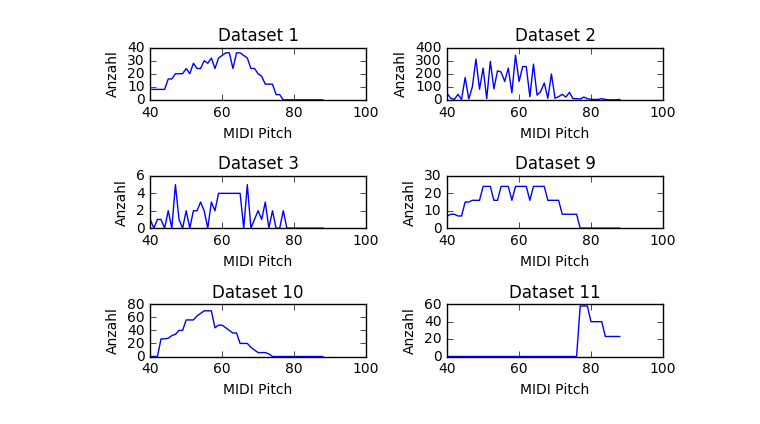
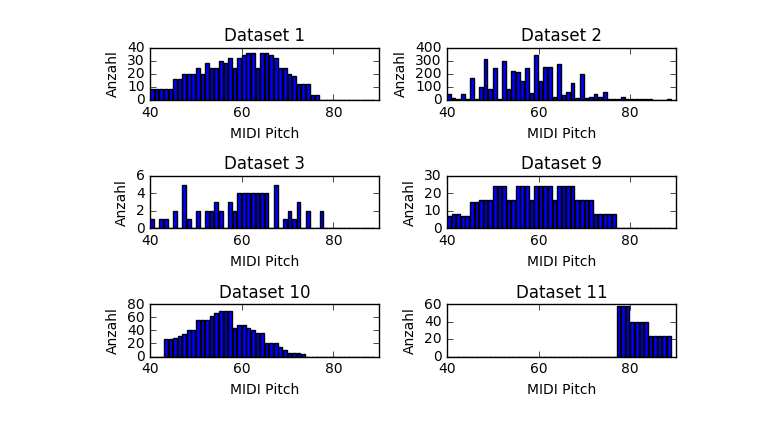
Before and after one commit to mpluess/music-transcription, a Jupyter notebook: notebooks/pitch_detection_datasets.ipynb, the cells around one changed output. Saved outputs shown, nothing was run; the diff lists cells and outputs as text; code cells hidden in the pictures.

```diff
--- a/notebooks/pitch_detection_datasets.ipynb
+++ b/notebooks/pitch_detection_datasets.ipynb
@@ -70,17 +71,18 @@ _ = plt.ylabel('Anzahl')
 # %%
 f, axarr = plt.subplots(3, 2)
 datasets = [1, 2, 3, 9, 10, 11]
 ds_index = 0
 for i in range(axarr.shape[0]):
     for j in range(axarr.shape[1]):
         ds = datasets[ds_index]
         pitches = count_pitches({ds})
-        _ = axarr[i, j].plot([int(k) for k in pitches.keys()], [int(v) for v in pitches.values()])
+        _ = axarr[i, j].bar([int(k) for k in pitches.keys()], [int(v) for v in pitches.values()])
         _ = axarr[i, j].set_title('Dataset {}'.format(ds))
         _ = axarr[i, j].set_xlabel('MIDI Pitch')
         _ = axarr[i, j].set_ylabel('Anzahl')
+        _ = axarr[i, j].set_xlim((40, 90))
         _ = axarr[i, j].locator_params(nbins=4)
         ds_index += 1
 f.tight_layout()
 # %% [output]
-[figure, old version]
+[figure, new version]
```
Also changed, not shown: parts of 3 cells of this notebook, 23 other files.
